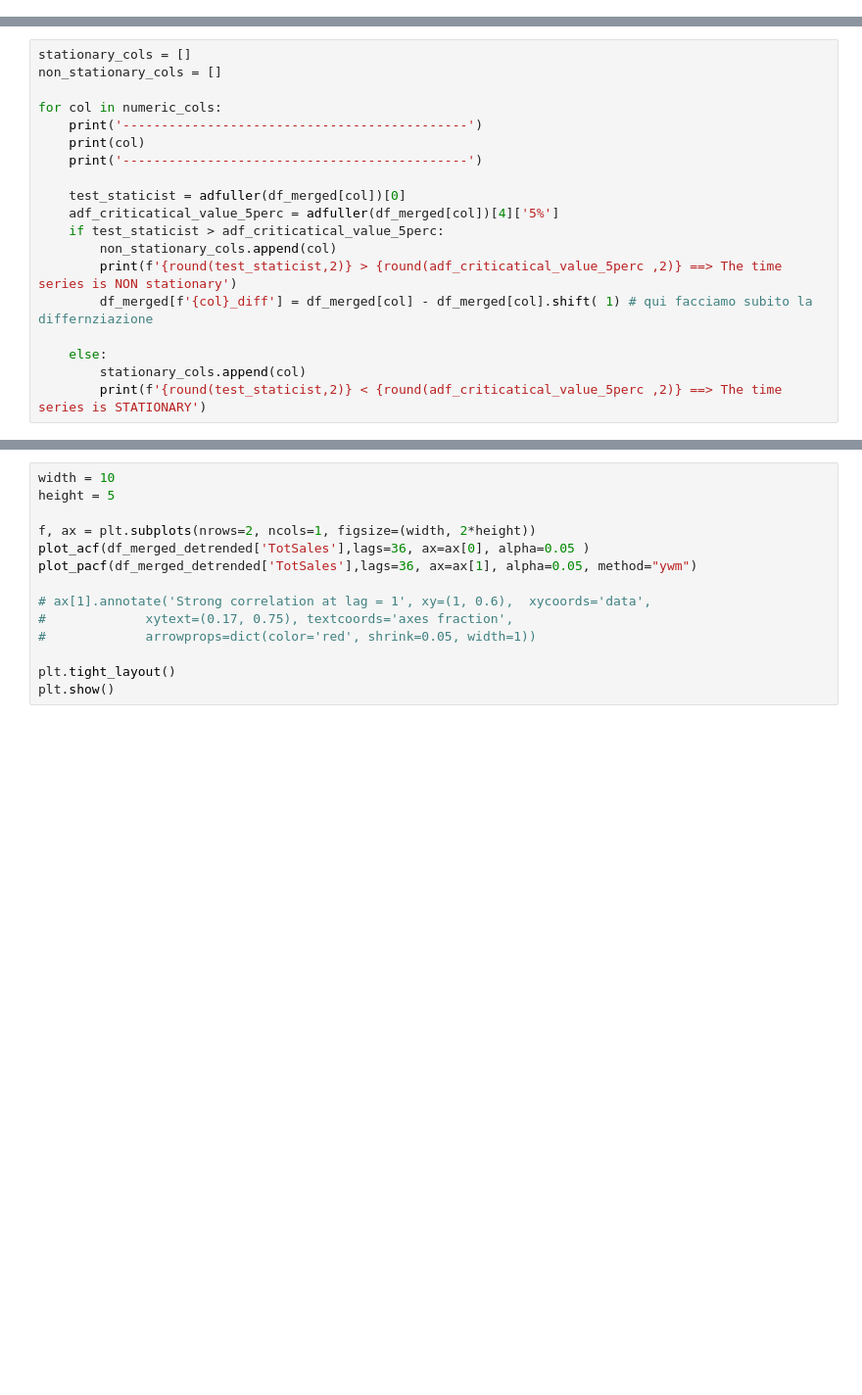
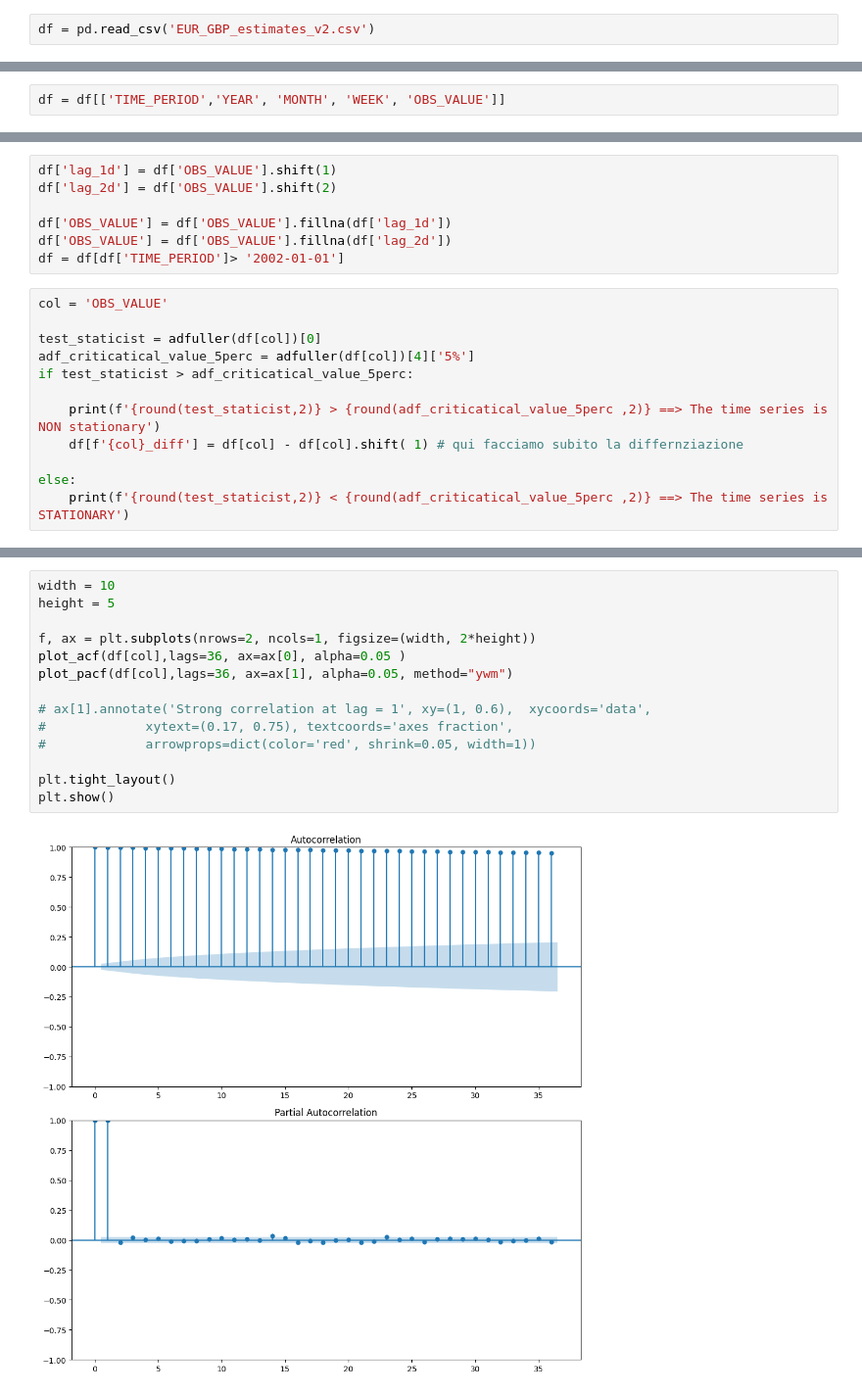
Before and after one commit to Francisscus/GBP_EUR_exchange_rate, a Jupyter notebook: 002_Forecasting_GBP_EUR_exchange_rate.ipynb, the cells around one changed output, grey strips where cells are left out. Shown at 98% size. Drawn from its saved outputs; the diff is of its cells as text; blank space fills up the shorter version.

```diff
--- a/002_Forecasting_GBP_EUR_exchange_rate.ipynb
+++ b/002_Forecasting_GBP_EUR_exchange_rate.ipynb
@@ -12,0 +10,2 @@ df_merged = df_merged[df_merged['date']<='2026-01-01'] # I filter only where I h
+# %%
+df = pd.read_csv('EUR_GBP_estimates_v2.csv')
@@ -12,0 +21,2 @@ df_merged = df_merged[df_merged['date']<='2026-01-01'] # I filter only where I h
+# %%
+df = df[['TIME_PERIOD','YEAR', 'MONTH', 'WEEK', 'OBS_VALUE']]
@@ -13,19 +67,19 @@ df_merged = df_merged[df_merged['date']<='2026-01-01'] # I filter only where I h
+# %%
+df['lag_1d'] = df['OBS_VALUE'].shift(1)
+df['lag_2d'] = df['OBS_VALUE'].shift(2)
+
+df['OBS_VALUE'] = df['OBS_VALUE'].fillna(df['lag_1d'])
+df['OBS_VALUE'] = df['OBS_VALUE'].fillna(df['lag_2d'])
+df = df[df['TIME_PERIOD']> '2002-01-01']
 # %%
-stationary_cols = []
-non_stationary_cols = []
+col = 'OBS_VALUE'
 
-for col in numeric_cols:
-    print('---------------------------------------------')
-    print(col)
-    print('---------------------------------------------')
+test_staticist = adfuller(df[col])[0]
+adf_criticatical_value_5perc = adfuller(df[col])[4]['5%']
+if test_staticist > adf_criticatical_value_5perc:
 
-    test_staticist = adfuller(df_merged[col])[0]
-    adf_criticatical_value_5perc = adfuller(df_merged[col])[4]['5%']
-    if test_staticist > adf_criticatical_value_5perc:
-        non_stationary_cols.append(col)
-        print(f'{round(test_staticist,2)} > {round(adf_criticatical_value_5perc ,2)} ==> The time series is NON stationary')
-        df_merged[f'{col}_diff'] = df_merged[col] - df_merged[col].shift( 1) # qui facciamo subito la differnziazione
+    print(f'{round(test_staticist,2)} > {round(adf_criticatical_value_5perc ,2)} ==> The time series is NON stationary')
+    df[f'{col}_diff'] = df[col] - df[col].shift( 1) # qui facciamo subito la differnziazione
 
-    else:
-        stationary_cols.append(col)
-        print(f'{round(test_staticist,2)} < {round(adf_criticatical_value_5perc ,2)} ==> The time series is STATIONARY')
+else:
+    print(f'{round(test_staticist,2)} < {round(adf_criticatical_value_5perc ,2)} ==> The time series is STATIONARY')
@@ -32,14 +88,16 @@ for col in numeric_cols:
 # %%
 width = 10
 height = 5
 
 f, ax = plt.subplots(nrows=2, ncols=1, figsize=(width, 2*height))
-plot_acf(df_merged_detrended['TotSales'],lags=36, ax=ax[0], alpha=0.05 )
-plot_pacf(df_merged_detrended['TotSales'],lags=36, ax=ax[1], alpha=0.05, method="ywm")
+plot_acf(df[col],lags=36, ax=ax[0], alpha=0.05 )
+plot_pacf(df[col],lags=36, ax=ax[1], alpha=0.05, method="ywm")
 
 # ax[1].annotate('Strong correlation at lag = 1', xy=(1, 0.6),  xycoords='data',
 #             xytext=(0.17, 0.75), textcoords='axes fraction',
 #             arrowprops=dict(color='red', shrink=0.05, width=1))
 
 plt.tight_layout()
 plt.show()
+# %% [output]
+[figure, added]
```
Also changed, not shown: parts of 14 cells of this notebook, 3 other files.
